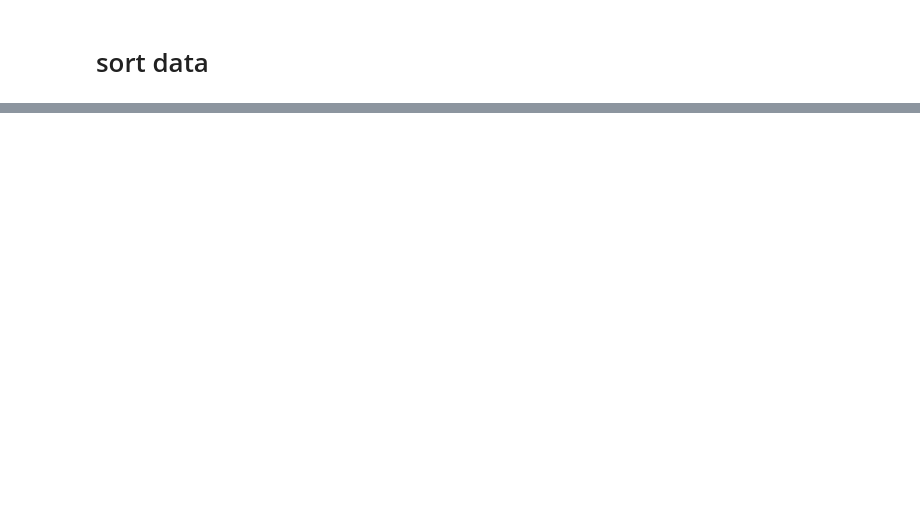
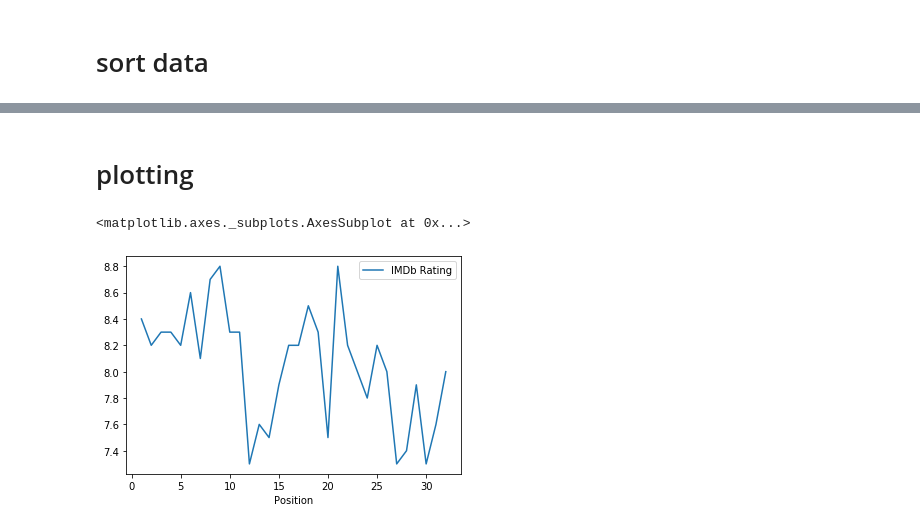
Before and after one commit to Raghav14200/python, a Jupyter notebook: 1month/python_juypter_files/data_analysis.ipynb, the cells around one changed output, grey strips where cells are left out. Drawn from its saved outputs; the diff is of its cells as text; code cells hidden in the pictures; blank space fills up the shorter version.

```diff
--- a/1month/python_juypter_files/data_analysis.ipynb
+++ b/1month/python_juypter_files/data_analysis.ipynb
@@ -144,0 +147,2 @@ top_kannada_movies.to_csv('kannada_movies_list',sep=' ',header=True)
+# %%
+top_kannada_movies_list=top_kannada_movies[['Title','IMDb Rating']]
@@ -144,0 +215,2 @@ top_kannada_movies.to_csv('kannada_movies_list',sep=' ',header=True)
+# %% [markdown]
+# plotting
@@ -144,0 +219,5 @@ top_kannada_movies.to_csv('kannada_movies_list',sep=' ',header=True)
+# %%
+top_kannada_movies_list.plot()
+# %% [output]
+<matplotlib.axes._subplots.AxesSubplot at 0x...>
+[figure, added]
```
Also changed, not shown: parts of 8 cells of this notebook.
